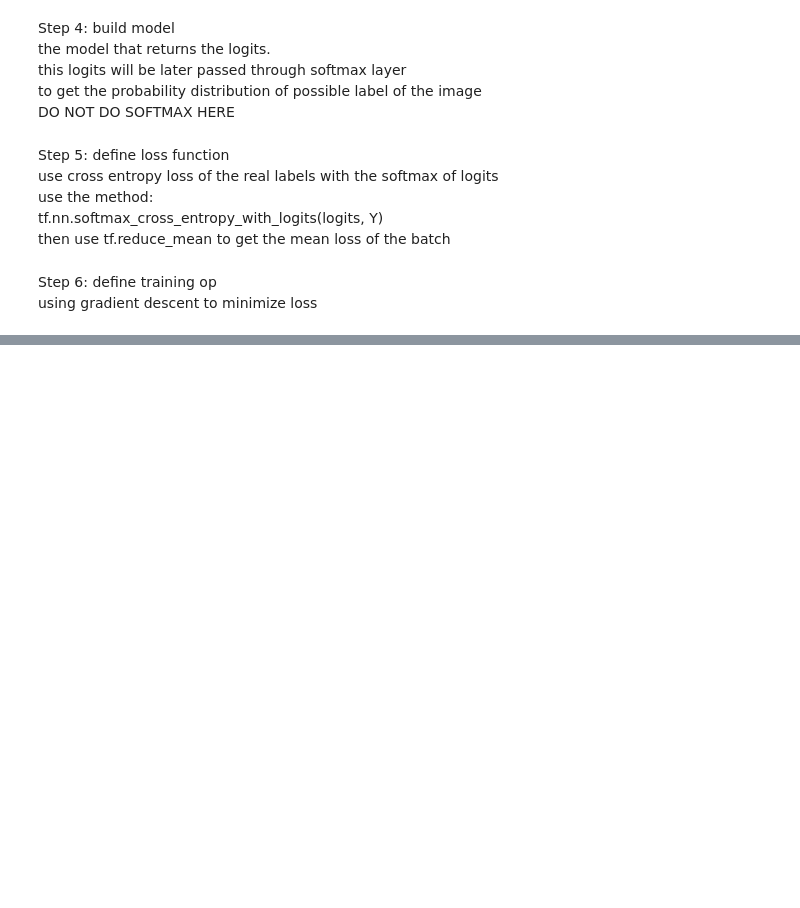
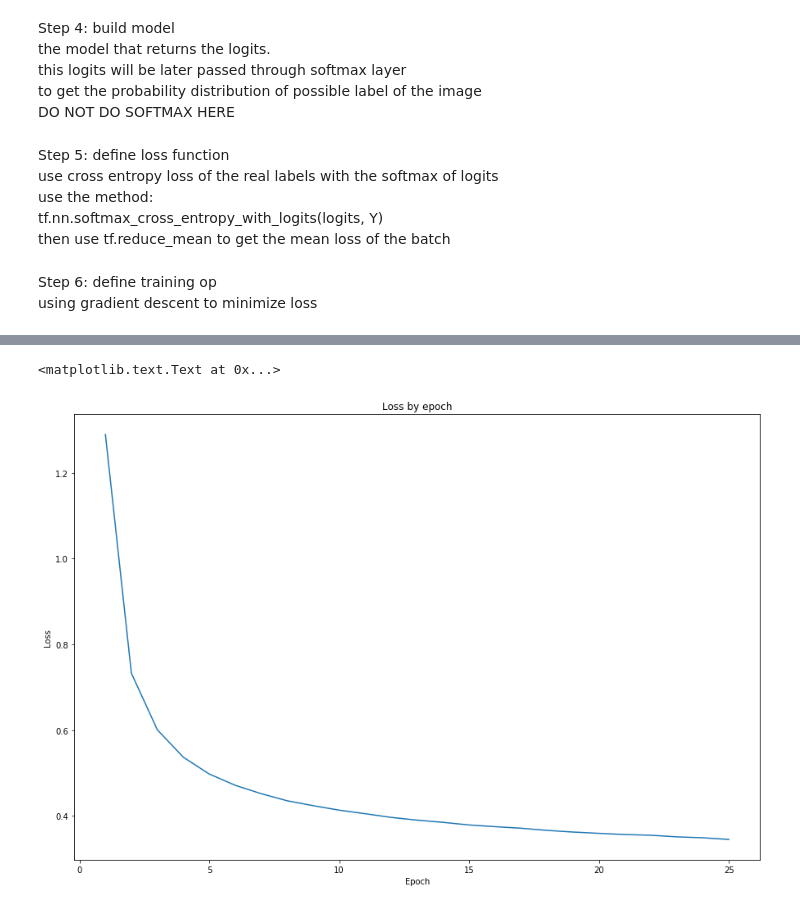
Before and after one commit to Rauf-Kurbanov/au_dl_course, a Jupyter notebook: seminar_1/homework_task2.ipynb, the cells around one changed output, grey strips where cells are left out. Saved outputs shown, nothing was run; the diff lists cells and outputs as text; code cells hidden in the pictures; blank space fills up the shorter version.

```diff
--- a/seminar_1/homework_task2.ipynb
+++ b/seminar_1/homework_task2.ipynb
@@ -26,16 +30,16 @@ therefore, each image is represented with a 1x784 tensor<br>
 there are 10 classes for each image, corresponding to digits 0 - 9.<br>
 Features are of the type float, and labels are of the type int<br>
 # %%
-X = tf.placeholder(tf.float32, (None, 28*28))
-y = tf.placeholder(tf.int32, (None, 10))
+X = tf.placeholder(tf.float32, (None, 28*28), name='X')
+y = tf.placeholder(tf.int32, (None, 10), name='labels')
 # %% [markdown]
 Step 3: create weights and bias<br>
 weights and biases are initialized to 0<br>
 shape of w depends on the dimension of X and Y so that Y = X * w + b<br>
 shape of b depends on Y<br>
 # %%
-w = tf.Variable(tf.zeros(shape=(784, 10)))
-b = tf.Variable(tf.zeros(shape=(10)))
+w = tf.Variable(tf.zeros(shape=(784, 10)), name='weights')
+b = tf.Variable(tf.zeros(shape=(10)), name='bias')
 # %% [markdown]
 Step 4: build model<br>
 the model that returns the logits.<br>
@@ -54,14 +58,16 @@ use the method:<br>
 tf.nn.softmax_cross_entropy_with_logits(logits, Y)<br>
 then use tf.reduce_mean to get the mean loss of the batch<br>
 # %%
-loss = tf.nn.softmax_cross_entropy_with_logits(logits=logits, labels=y)
-loss_mean = tf.reduce_mean(loss)
+loss = tf.nn.softmax_cross_entropy_with_logits(logits=logits, labels=y, name = "loss_by_batch")
+loss_mean = tf.reduce_mean(loss, name = "loss_mean")
 
-optimizer = tf.train.GradientDescentOptimizer(learning_rate=learning_rate).minimize(loss_mean)
+optimizer = tf.train.GradientDescentOptimizer(learning_rate=learning_rate).minimize(loss_mean, name='gd_opt')
 # %% [markdown]
 Step 6: define training op<br>
 using gradient descent to minimize loss
 # %%
+loss_vals = list()
+
 with tf.Session() as sess:
     start_time = time.time()
     sess.run(tf.global_variables_initializer())
@@ -71,9 +77,10 @@ with tf.Session() as sess:
 
         for _ in range(n_batches):
             X_batch, Y_batch = mnist.train.next_batch(batch_size)
-            _, loss_batch = sess.run([optimizer, loss], feed_dict={X:X_batch, y:Y_batch})
+            _, loss_batch = sess.run([optimizer, loss_mean], feed_dict={X:X_batch, y:Y_batch})
             total_loss += np.mean(loss_batch)
         print('Average loss epoch {0}: {1}'.format(i, total_loss/n_batches))
+        loss_vals.append(total_loss/n_batches)
 
     print('Total time: {0} seconds'.format(time.time() - start_time))
 
@@ -112,2 +119,11 @@ Total time: 14.528297424316406 seconds
 Optimization Finished!
 Accuracy 0.9101
+# %%
+plt.figure(figsize=(15,10))
+plt.plot(np.arange(1, n_epochs+1), loss_vals)
+plt.title('Loss by epoch')
+plt.xlabel('Epoch')
+plt.ylabel('Loss')
+# %% [output]
+<matplotlib.text.Text at 0x...>
+[figure, added]
```
Also changed, not shown: parts of 2 cells of this notebook, 1 other file.
